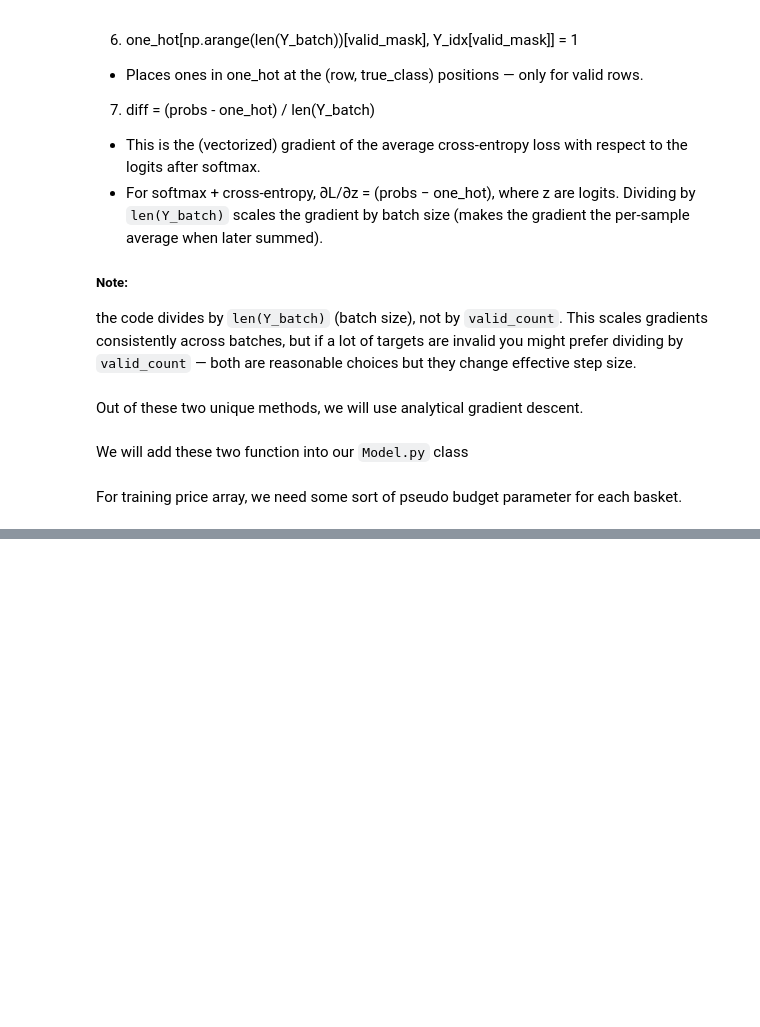
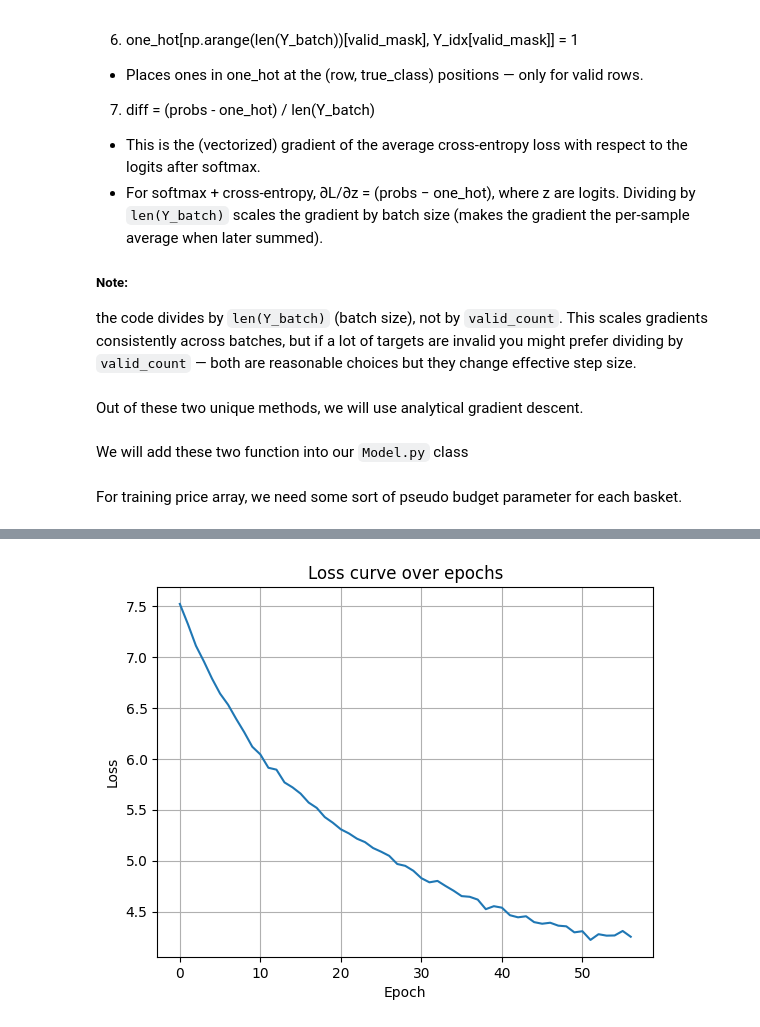
Before and after one commit to koelinkrishh/Retail-Recommendation, a Jupyter notebook: Notebooks/Training.ipynb, the cells around one changed output, grey strips where cells are left out. Cells and saved outputs as stored; diff of their text form; code cells hidden in the pictures; blank space fills up the shorter version.

```diff
--- a/Notebooks/Training.ipynb
+++ b/Notebooks/Training.ipynb
@@ -612,0 +637,13 @@ with open('../Models/best_parameters.pkl', 'wb') as f:
+# %%
+import matplotlib.pyplot as plt
+
+plt.plot([h[0] for h in history])
+
+plt.title("Loss curve over epochs")
+plt.xlabel('Epoch')
+plt.ylabel('Loss')
+
+plt.grid()
+plt.show()
+# %% [output]
+[figure, added]
```
Also changed, not shown: parts of 20 cells of this notebook, 21 other files.
